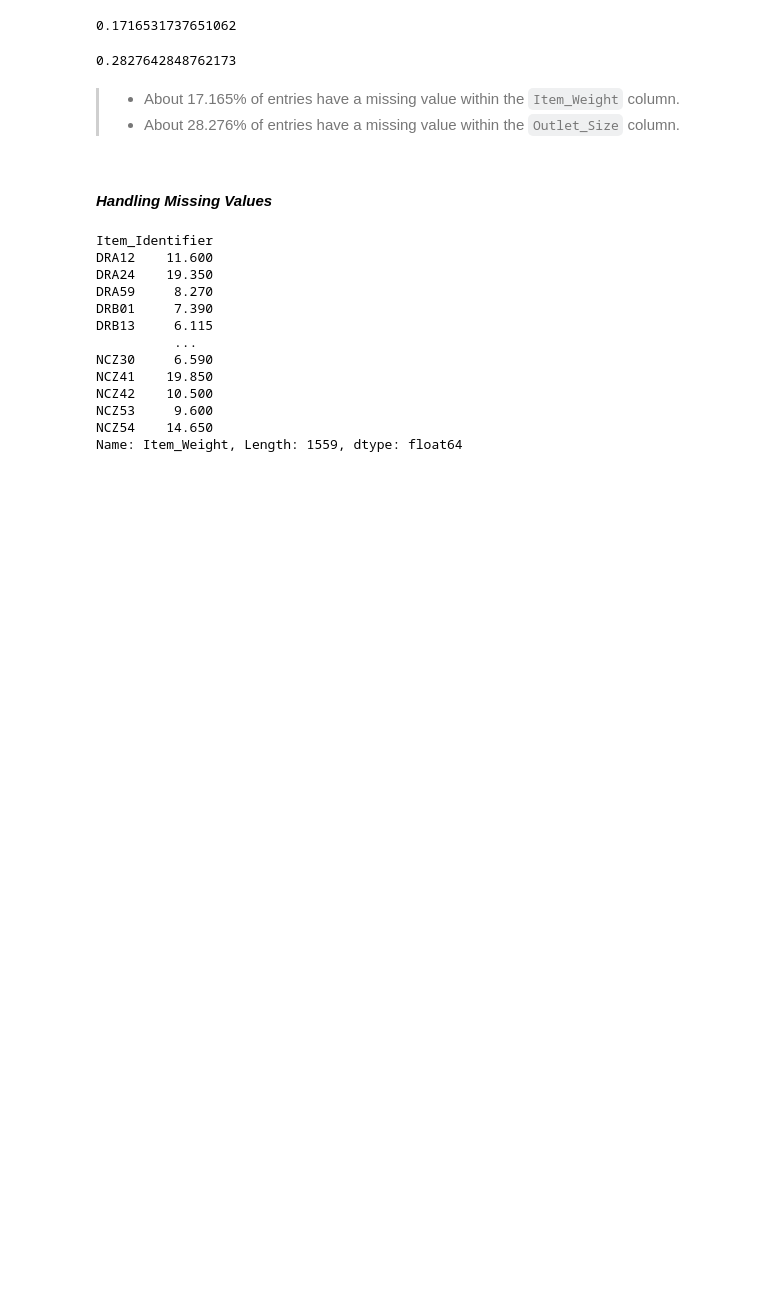
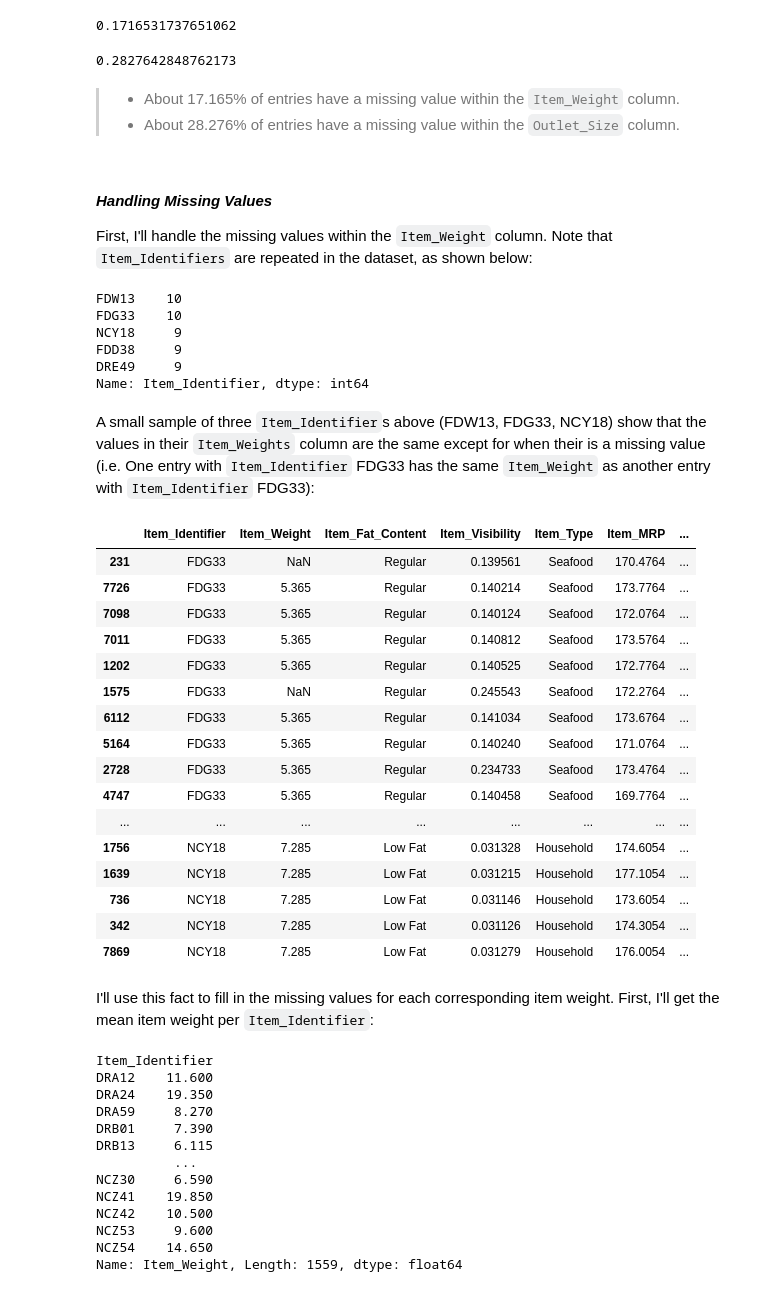
Before and after one commit to john-a-dixon/forecasting-food-sales, a Jupyter notebook: forecasting-food-sales.ipynb, the cells around one changed output. Cells and saved outputs as stored; diff of their text form; code cells hidden in the pictures; blank space fills up the shorter version.

Commit message:
Writing my first-draft write-up.

```diff
--- a/forecasting-food-sales.ipynb
+++ b/forecasting-food-sales.ipynb
@@ -193,8 +193,44 @@ missing_outlet_size_perc
 # %% [markdown]
 > * About 17.165% of entries have a missing value within the `Item_Weight` column.
 > * About 28.276% of entries have a missing value within the `Outlet_Size` column.
-# %% [markdown]
-#### _Handling Missing Values_
+# %% [markdown]
+#### _Handling Missing Values_
+
+First, I'll handle the missing values within the `Item_Weight` column. Note that `Item_Identifiers` are repeated in the dataset, as shown below:
+# %%
+food_sales_df['Item_Identifier'].value_counts().head()
+# %% [output]
+FDW13    10
+FDG33    10
+NCY18     9
+FDD38     9
+DRE49     9
+Name: Item_Identifier, dtype: int64
+# %% [markdown]
+A small sample of three `Item_Identifier`s above (FDW13, FDG33, NCY18) show that the values in their `Item_Weights` column are the same except for when their is a missing value (i.e. One entry with `Item_Identifier` FDG33 has the same `Item_Weight` as another entry with `Item_Identifier` FDG33):
+# %%
+item_identifier_filter = (food_sales_df['Item_Identifier'] == 'FDW13') | (food_sales_df['Item_Identifier'] == 'FDG33') | (food_sales_df['Item_Identifier'] == 'NCY18')
+food_sales_df.loc[item_identifier_filter, :].sort_values(by=['Item_Identifier'])
+# %% [output]
+|  | Item_Identifier | Item_Weight | Item_Fat_Content | Item_Visibility | Item_Type | Item_MRP | ... |
+| 231 | FDG33 | NaN | Regular | 0.139561 | Seafood | 170.4764 | ... |
+| 7726 | FDG33 | 5.365 | Regular | 0.140214 | Seafood | 173.7764 | ... |
+| 7098 | FDG33 | 5.365 | Regular | 0.140124 | Seafood | 172.0764 | ... |
+| 7011 | FDG33 | 5.365 | Regular | 0.140812 | Seafood | 173.5764 | ... |
+| 1202 | FDG33 | 5.365 | Regular | 0.140525 | Seafood | 172.7764 | ... |
+| 1575 | FDG33 | NaN | Regular | 0.245543 | Seafood | 172.2764 | ... |
+| 6112 | FDG33 | 5.365 | Regular | 0.141034 | Seafood | 173.6764 | ... |
+| 5164 | FDG33 | 5.365 | Regular | 0.140240 | Seafood | 171.0764 | ... |
+| 2728 | FDG33 | 5.365 | Regular | 0.234733 | Seafood | 173.4764 | ... |
+| 4747 | FDG33 | 5.365 | Regular | 0.140458 | Seafood | 169.7764 | ... |
+| ... | ... | ... | ... | ... | ... | ... | ... |
+| 1756 | NCY18 | 7.285 | Low Fat | 0.031328 | Household | 174.6054 | ... |
+| 1639 | NCY18 | 7.285 | Low Fat | 0.031215 | Household | 177.1054 | ... |
+| 736 | NCY18 | 7.285 | Low Fat | 0.031146 | Household | 173.6054 | ... |
+| 342 | NCY18 | 7.285 | Low Fat | 0.031126 | Household | 174.3054 | ... |
+| 7869 | NCY18 | 7.285 | Low Fat | 0.031279 | Household | 176.0054 | ... |
+# %% [markdown]
+I'll use this fact to fill in the missing values for each corresponding item weight. First, I'll get the mean item weight per `Item_Identifier`:
 # %%
 # Calculate average prices of each item, excluding entries with NaN
 avg_item_price = food_sales_df.groupby('Item_Identifier')['Item_Weight'].mean()
```
Also changed, not shown: parts of 13 cells of this notebook.
